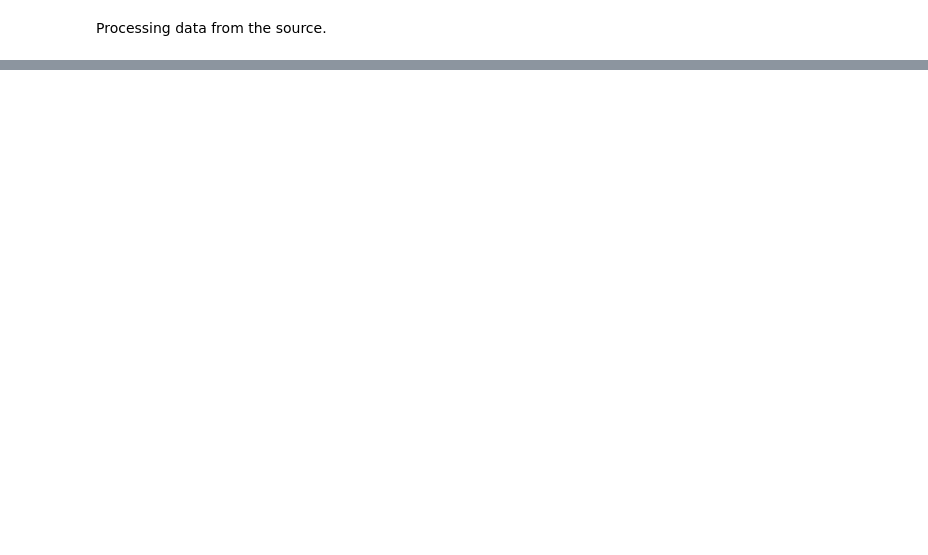
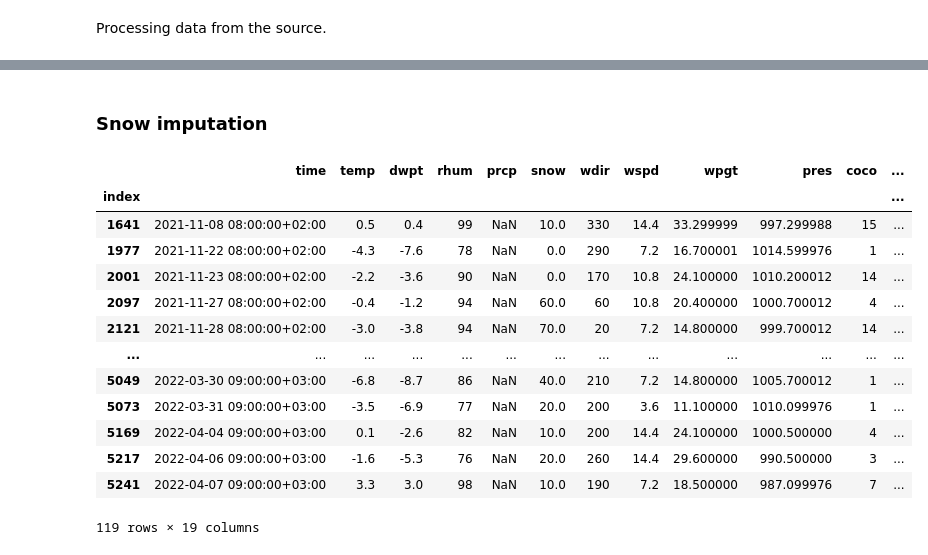
Before and after one commit to Kairixir/ml-tartu-electricity-prediciton, a Jupyter notebook: ML_Project.ipynb, the cells around one changed output, grey strips where cells are left out. Drawn from its saved outputs; the diff is of its cells as text; code cells hidden in the pictures; blank space fills up the shorter version.

```diff
--- a/ML_Project.ipynb
+++ b/ML_Project.ipynb
@@ -306,0 +96,11 @@ GradientBoostingRegressor(learning_rate=0.0404442995899507, max_depth=51,
+# %%
+def month_to_season(month: int) -> str:
+    assert 1 <= month < 13
+    if 3 <= month < 6:
+        return "spring"
+    elif 6 <= month < 9:
+        return "summer"
+    elif 9 <= month < 12:
+        return "autumn"
+    else:
+        return "winter"
@@ -306,0 +338,20 @@ GradientBoostingRegressor(learning_rate=0.0404442995899507, max_depth=51,
+# %% [markdown]
+### Snow imputation
+# %%
+to_plot = train[~train["snow"].isna()]
+to_plot
+# %% [output]
+|  | time | temp | dwpt | rhum | prcp | snow | wdir | wspd | wpgt | pres | coco | ... |
+| index |  |  |  |  |  |  |  |  |  |  |  | ... |
+| 1641 | 2021-11-08 08:00:00+02:00 | 0.5 | 0.4 | 99 | NaN | 10.0 | 330 | 14.4 | 33.299999 | 997.299988 | 15 | ... |
+| 1977 | 2021-11-22 08:00:00+02:00 | -4.3 | -7.6 | 78 | NaN | 0.0 | 290 | 7.2 | 16.700001 | 1014.599976 | 1 | ... |
+| 2001 | 2021-11-23 08:00:00+02:00 | -2.2 | -3.6 | 90 | NaN | 0.0 | 170 | 10.8 | 24.100000 | 1010.200012 | 14 | ... |
+| 2097 | 2021-11-27 08:00:00+02:00 | -0.4 | -1.2 | 94 | NaN | 60.0 | 60 | 10.8 | 20.400000 | 1000.700012 | 4 | ... |
+| 2121 | 2021-11-28 08:00:00+02:00 | -3.0 | -3.8 | 94 | NaN | 70.0 | 20 | 7.2 | 14.800000 | 999.700012 | 14 | ... |
+| ... | ... | ... | ... | ... | ... | ... | ... | ... | ... | ... | ... | ... |
+| 5049 | 2022-03-30 09:00:00+03:00 | -6.8 | -8.7 | 86 | NaN | 40.0 | 210 | 7.2 | 14.800000 | 1005.700012 | 1 | ... |
+| 5073 | 2022-03-31 09:00:00+03:00 | -3.5 | -6.9 | 77 | NaN | 20.0 | 200 | 3.6 | 11.100000 | 1010.099976 | 1 | ... |
+| 5169 | 2022-04-04 09:00:00+03:00 | 0.1 | -2.6 | 82 | NaN | 10.0 | 200 | 14.4 | 24.100000 | 1000.500000 | 4 | ... |
+| 5217 | 2022-04-06 09:00:00+03:00 | -1.6 | -5.3 | 76 | NaN | 20.0 | 260 | 14.4 | 29.600000 | 990.500000 | 3 | ... |
+| 5241 | 2022-04-07 09:00:00+03:00 | 3.3 | 3.0 | 98 | NaN | 10.0 | 190 | 7.2 | 18.500000 | 987.099976 | 7 | ... |
+119 rows × 19 columns
```
Also changed, not shown: parts of 66 cells of this notebook, 2 other files.
